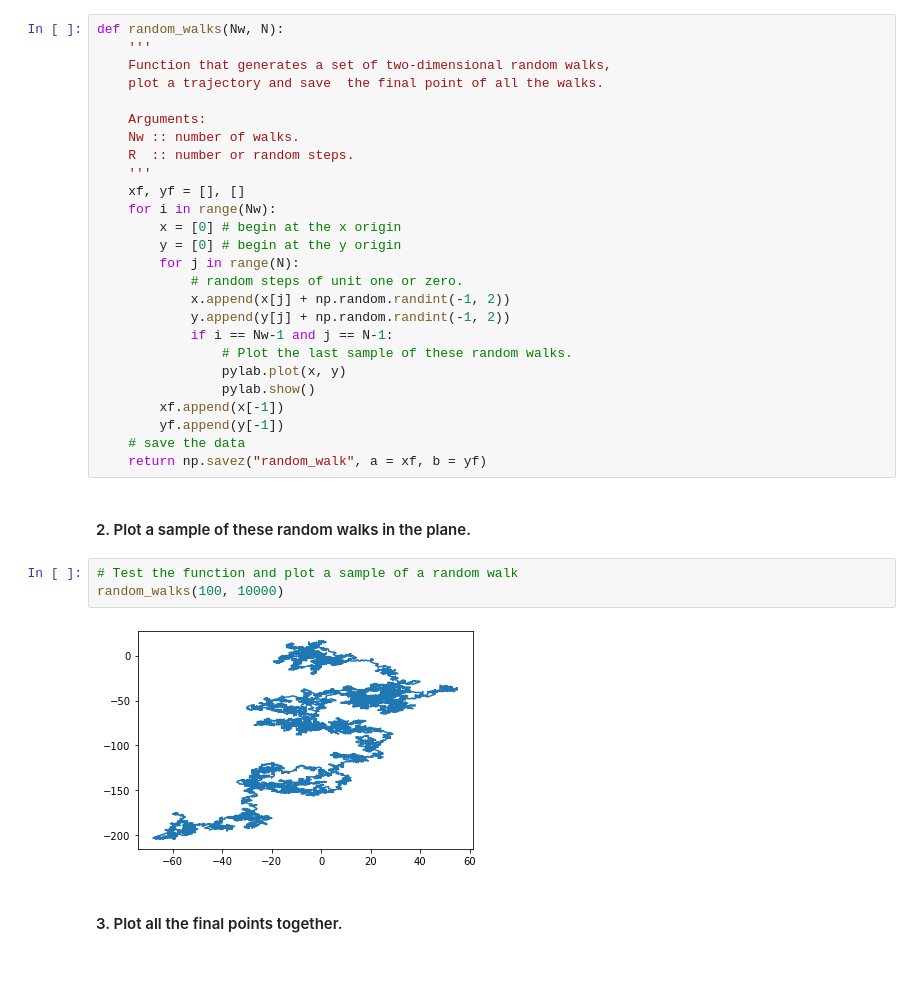
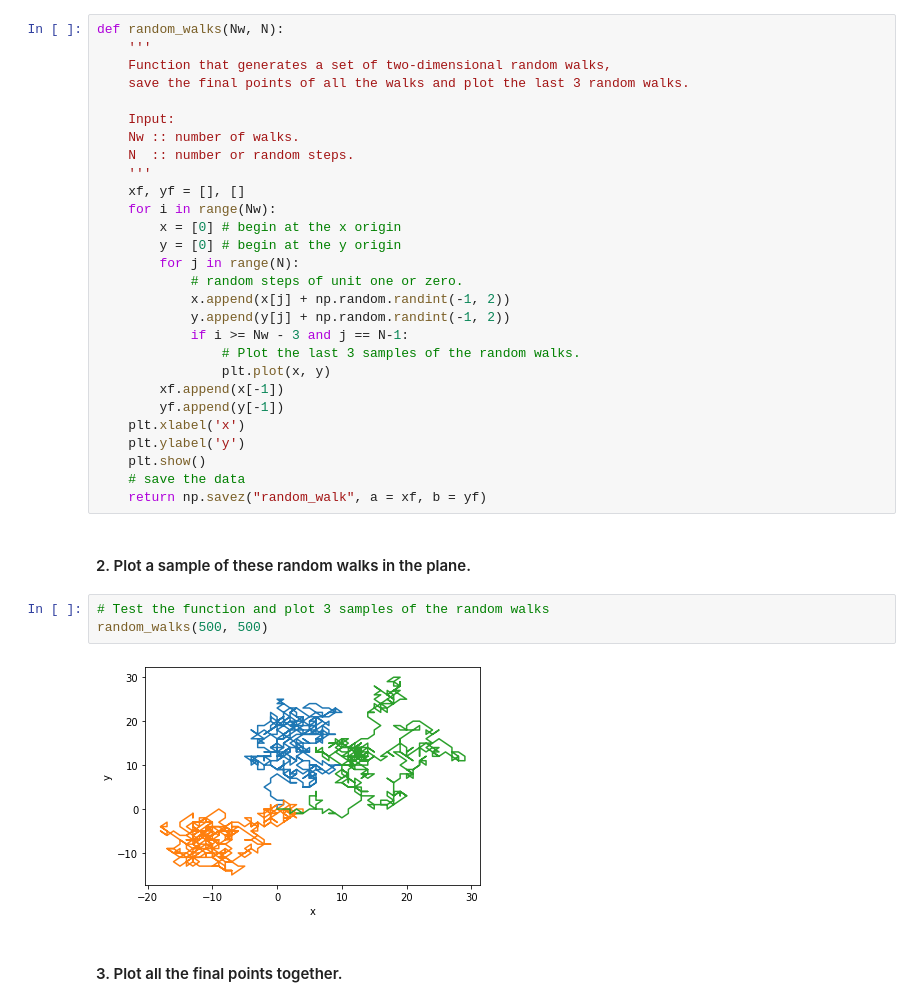
Before and after one commit to ccochato/computing_lectures, a Jupyter notebook: Exercises_Lesson_5_CARLOS.ipynb, the cells around one changed output. Drawn from its saved outputs; the diff is of its cells as text; blank space fills up the shorter version.

```diff
--- a/Exercises_Lesson_5_CARLOS.ipynb
+++ b/Exercises_Lesson_5_CARLOS.ipynb
@@ -96,11 +120,11 @@ pi = 3.1484
 def random_walks(Nw, N):
     '''
     Function that generates a set of two-dimensional random walks,
-    plot a trajectory and save  the final point of all the walks.
+    save the final points of all the walks and plot the last 3 random walks.
 
-    Arguments:
+    Input:
     Nw :: number of walks.
-    R  :: number or random steps.
+    N  :: number or random steps.
     '''
     xf, yf = [], []
     for i in range(Nw):
@@ -110,21 +134,23 @@ def random_walks(Nw, N):
             # random steps of unit one or zero.
             x.append(x[j] + np.random.randint(-1, 2))
             y.append(y[j] + np.random.randint(-1, 2))
-            if i == Nw-1 and j == N-1:
-                # Plot the last sample of these random walks.
-                pylab.plot(x, y)
-                pylab.show()
+            if i >= Nw - 3 and j == N-1:
+                # Plot the last 3 samples of the random walks.
+                plt.plot(x, y)
         xf.append(x[-1])
         yf.append(y[-1])
+    plt.xlabel('x')
+    plt.ylabel('y')
+    plt.show()
     # save the data
     return np.savez("random_walk", a = xf, b = yf)
 # %% [markdown]
  #### 2. Plot a sample of these random walks in the plane.
 # %%
-# Test the function and plot a sample of a random walk
-random_walks(100, 10000)
+# Test the function and plot 3 samples of the random walks
+random_walks(500, 500)
 # %% [output]
-[figure, old version]
+[figure, new version]
 # %% [markdown]
 #### 3. Plot all the final points together.
 # %%
```
Also changed, not shown: parts of 12 cells of this notebook.
